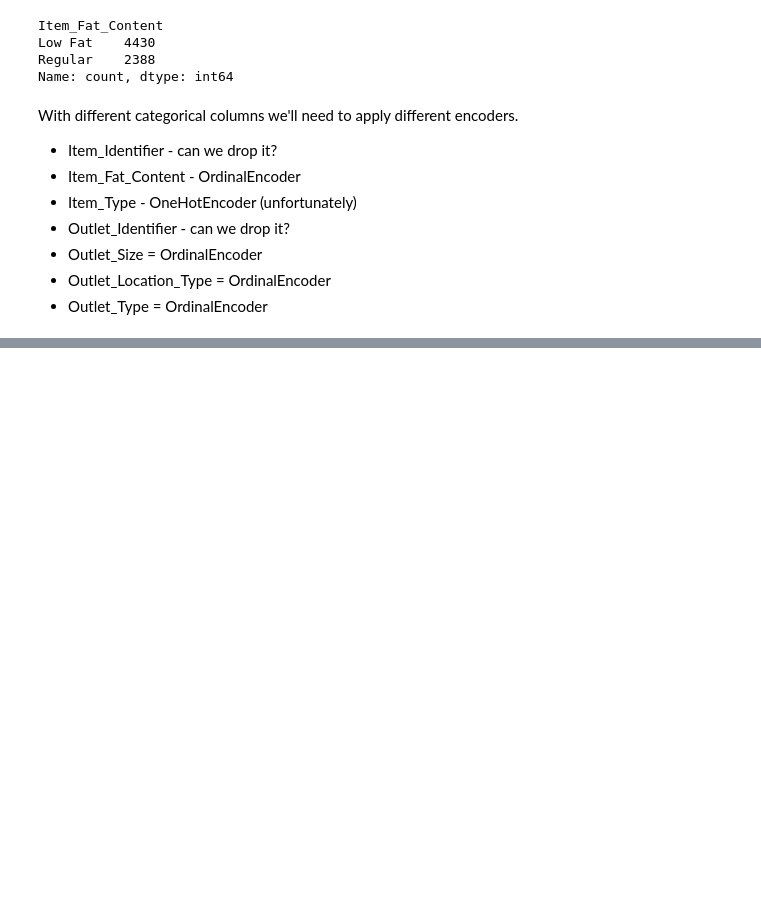
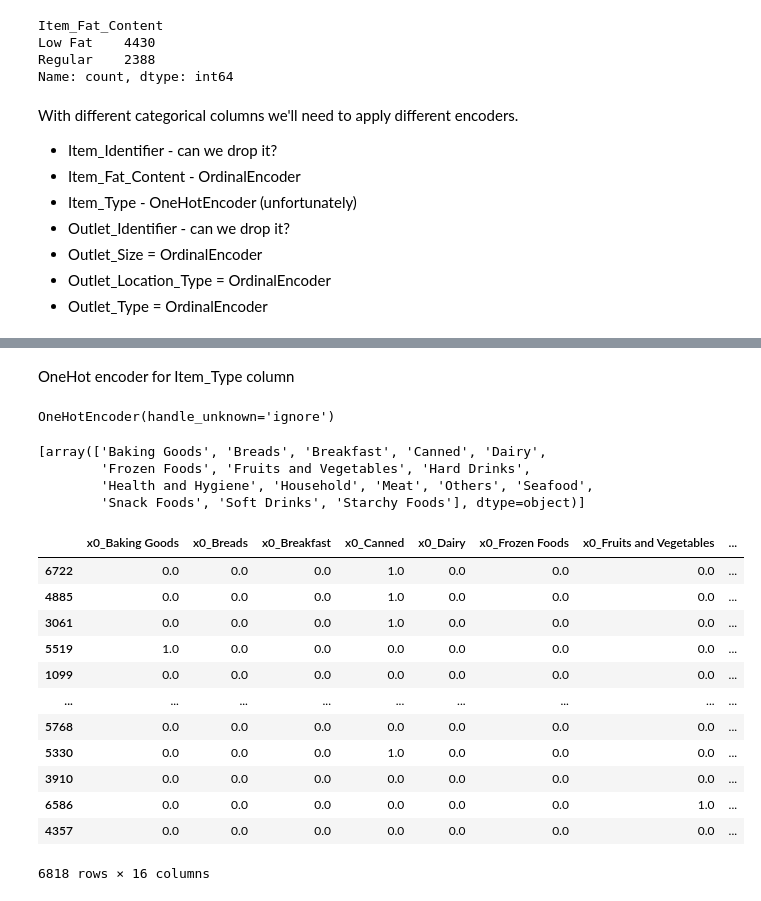
Before and after one commit to taniabuzykina/store-sales-prediction, a Jupyter notebook: code/data_exploration.ipynb, the cells around one changed output, grey strips where cells are left out. Saved outputs shown, nothing was run; the diff lists cells and outputs as text; code cells hidden in the pictures; blank space fills up the shorter version.

Commit message:
added encoders for cat values

```diff
--- a/code/data_exploration.ipynb
+++ b/code/data_exploration.ipynb
@@ -434,7 +438,7 @@ Using Encoders to deal with categorical values
 from sklearn.preprocessing import OrdinalEncoder
 from sklearn.preprocessing import OneHotEncoder
 ordinal_encoder = OrdinalEncoder()
-onehot_encoder = OneHotEncoder()
+onehot_encoder = OneHotEncoder(sparse_output=False)
 # %%
 sales_cat_tr['Item_Fat_Content'].replace({"LF": 'Low Fat', 'reg': 'Regular', 'low fat': 'Low Fat'}, inplace=True)
 # %%
@@ -460,0 +513,33 @@ With different categorical columns we'll need to apply different encoders.
+# %% [markdown]
+OneHot encoder for Item_Type column
+# %%
+onehot_encoder.handle_unknown = "ignore"  # ignores any new category added in the future
+# %%
+onehot_encoder.fit(np.reshape(sales_cat_tr['Item_Type'], (-1, 1)))  # this one col needs to be reshaped otherwise the encoder throws an error
+# %% [output]
+OneHotEncoder(handle_unknown='ignore')
+# %%
+onehot_encoder.categories_
+# onehot_encoder.feature_names_in_  # is not working because there's no col name - since we reshaped the df column into a np.array (-1, 1)
+# %% [output]
+[array(['Baking Goods', 'Breads', 'Breakfast', 'Canned', 'Dairy',
+        'Frozen Foods', 'Fruits and Vegetables', 'Hard Drinks',
+        'Health and Hygiene', 'Household', 'Meat', 'Others', 'Seafood',
+        'Snack Foods', 'Soft Drinks', 'Starchy Foods'], dtype=object)]
+# %%
+pd.DataFrame(onehot_encoder.fit_transform(np.reshape(sales_cat_tr['Item_Type'], (-1, 1))), columns=onehot_encoder.get_feature_names_out(),
+             index=sales_cat_tr['Item_Type'].index)  # presenting the result in the dataframe format
+# %% [output]
+|  | x0_Baking Goods | x0_Breads | x0_Breakfast | x0_Canned | x0_Dairy | x0_Frozen Foods | x0_Fruits and Vegetables | ... |
+| 6722 | 0.0 | 0.0 | 0.0 | 1.0 | 0.0 | 0.0 | 0.0 | ... |
+| 4885 | 0.0 | 0.0 | 0.0 | 1.0 | 0.0 | 0.0 | 0.0 | ... |
+| 3061 | 0.0 | 0.0 | 0.0 | 1.0 | 0.0 | 0.0 | 0.0 | ... |
+| 5519 | 1.0 | 0.0 | 0.0 | 0.0 | 0.0 | 0.0 | 0.0 | ... |
+| 1099 | 0.0 | 0.0 | 0.0 | 0.0 | 0.0 | 0.0 | 0.0 | ... |
+| ... | ... | ... | ... | ... | ... | ... | ... | ... |
+| 5768 | 0.0 | 0.0 | 0.0 | 0.0 | 0.0 | 0.0 | 0.0 | ... |
+| 5330 | 0.0 | 0.0 | 0.0 | 1.0 | 0.0 | 0.0 | 0.0 | ... |
+| 3910 | 0.0 | 0.0 | 0.0 | 0.0 | 0.0 | 0.0 | 0.0 | ... |
+| 6586 | 0.0 | 0.0 | 0.0 | 0.0 | 0.0 | 0.0 | 1.0 | ... |
+| 4357 | 0.0 | 0.0 | 0.0 | 0.0 | 0.0 | 0.0 | 0.0 | ... |
+6818 rows × 16 columns
```
Also changed, not shown: parts of 19 cells of this notebook.
